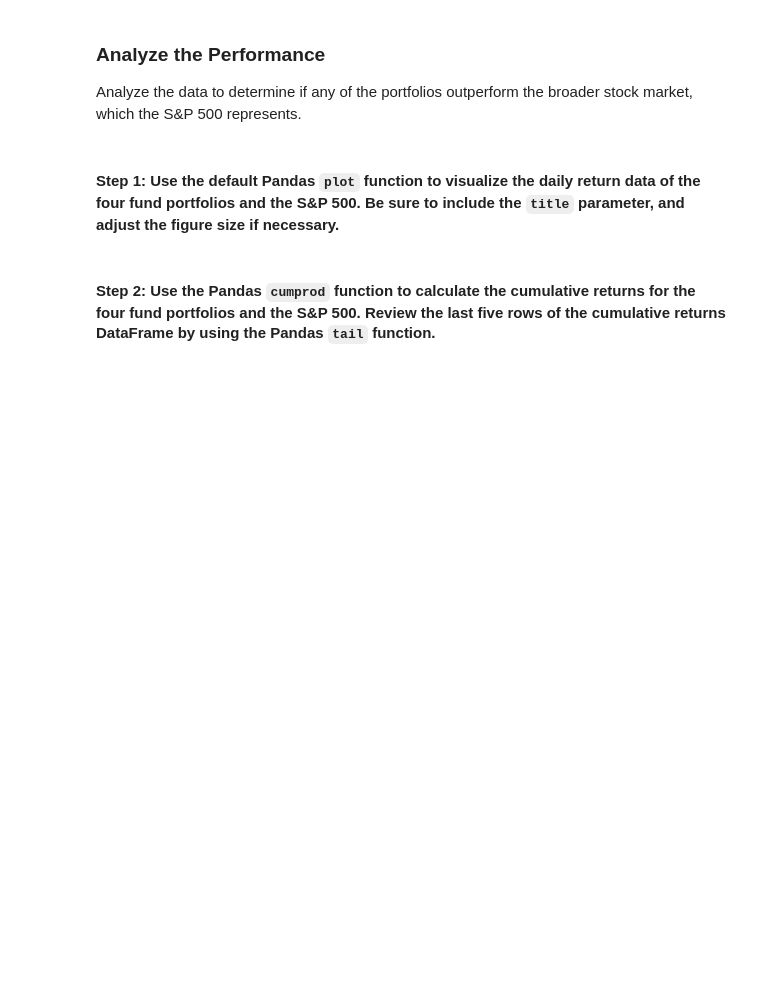
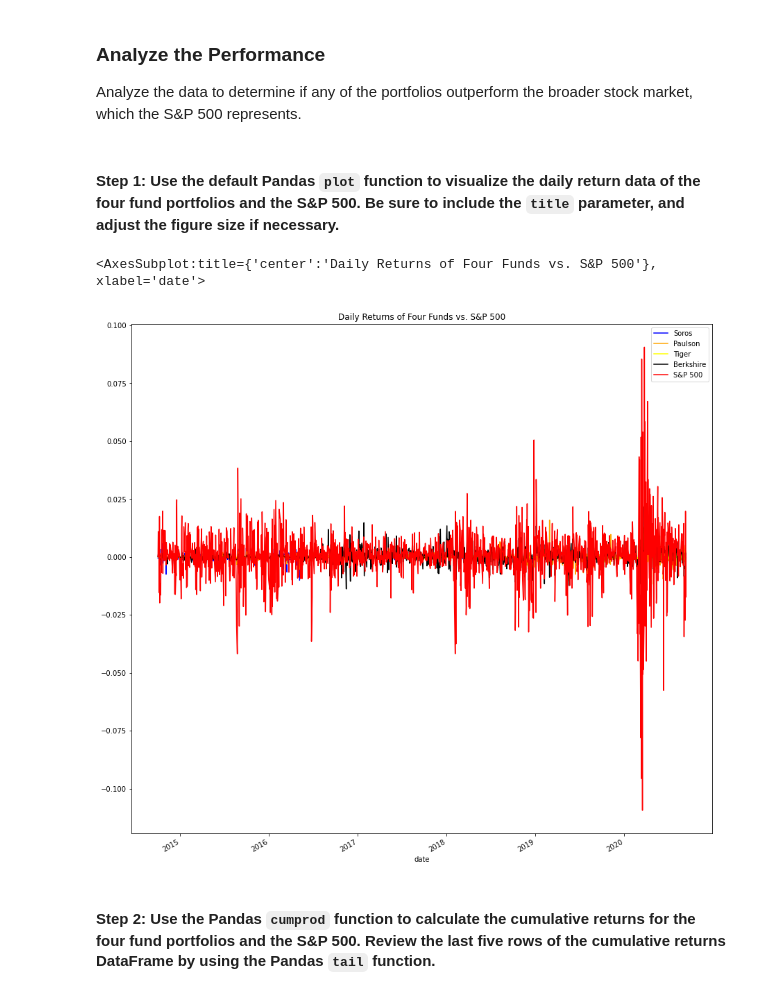
Before and after one commit to tosulai2/Investment-Portfolio-Risk-Return-Analysis, a Jupyter notebook: risk_return_analysis.ipynb, the cells around one changed output. Cells and saved outputs as stored; diff of their text form; code cells hidden in the pictures; blank space fills up the shorter version.

```diff
--- a/risk_return_analysis.ipynb
+++ b/risk_return_analysis.ipynb
@@ -159,3 +155,15 @@ Analyze the data to determine if any of the portfolios outperform the broader st
+# %%
+# Plot the daily return data of the 4 funds and the S&P 500
+# Inclue a title parameter and adjust the figure size
+# YOUR CODE HERE
+daily_returns['SOROS FUND MANAGEMENT LLC'].plot(legend=True, figsize=(15,15), title='Daily Returns of Four Funds vs. S&P 500', color='blue', label='Soros')
+daily_returns['PAULSON & CO.INC.'].plot(legend=True,figsize=(15,15), color='orange', label='Paulson')
+daily_returns['TIGER GLOBAL MANAGEMENT LLC'].plot(legend=True,figsize=(15,15), color='yellow', label='Tiger')
+daily_returns['BERKSHIRE HATHAWAY INC'].plot(legend=True,figsize=(15,15), color='black', label='Berkshire')
+daily_returns['S&P 500'].plot(legend=True,figsize=(15,15), color='red', label='S&P 500')
+# %% [output]
+<AxesSubplot:title={'center':'Daily Returns of Four Funds vs. S&P 500'}, xlabel='date'>
+[figure, added]
 # %% [markdown]
 #### Step 2: Use the Pandas `cumprod` function to calculate the cumulative returns for the four fund portfolios and the S&P 500. Review the last five rows of the cumulative returns DataFrame by using the Pandas `tail` function.
 # %%
```
Also changed, not shown: parts of 5 cells of this notebook.
